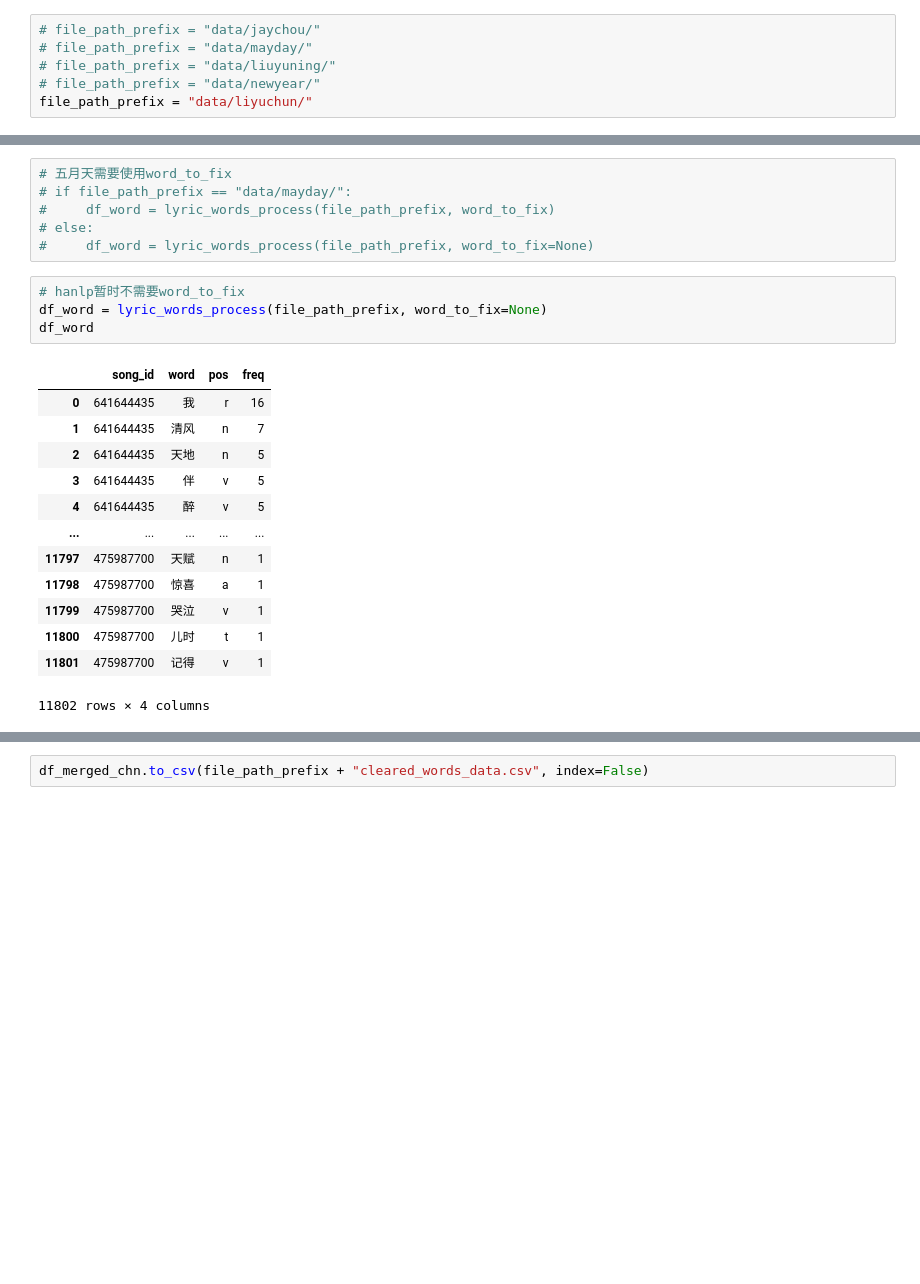
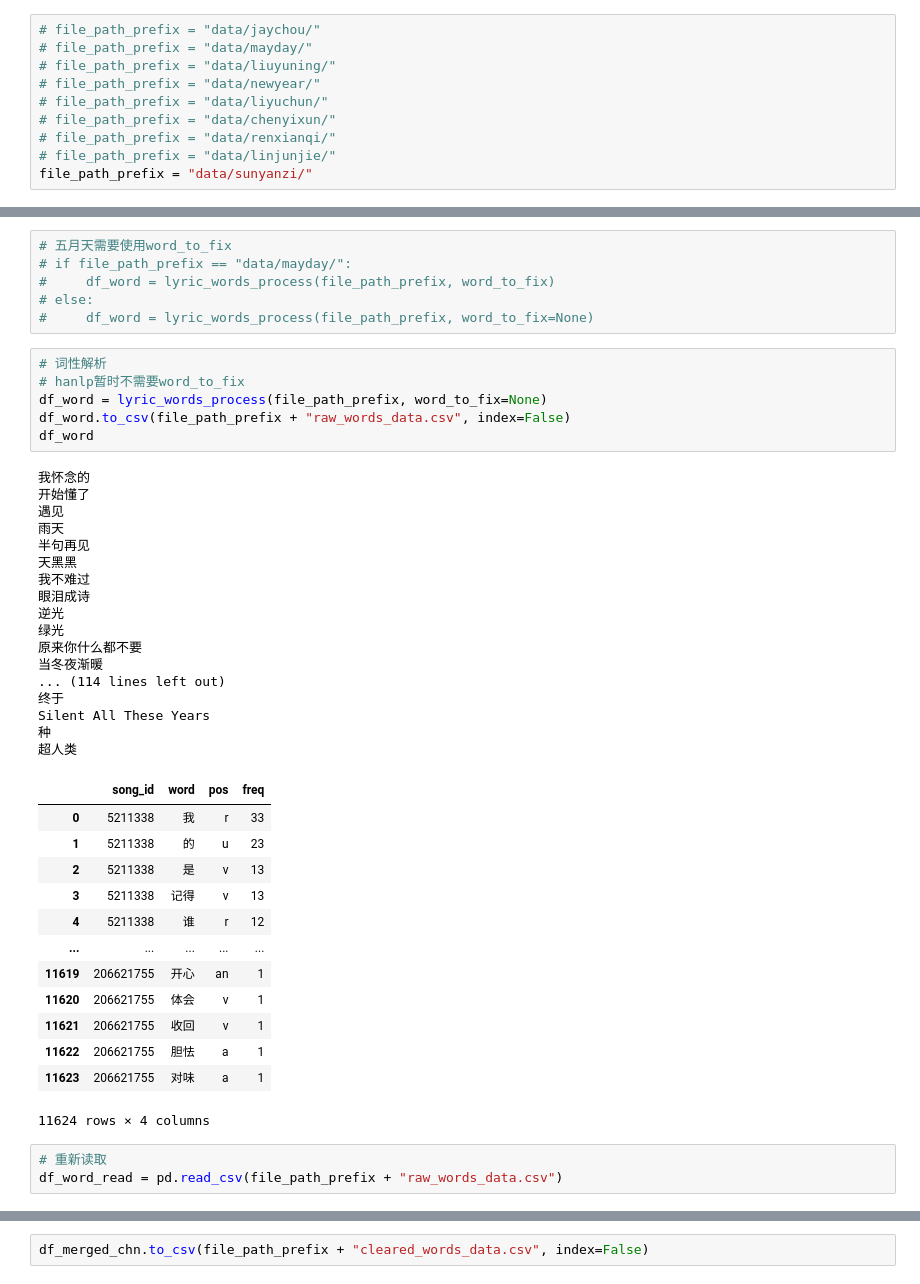
Before and after one commit to Kofi-W/net_charts, a Jupyter notebook: songs/word_pos_extra.ipynb, the cells around one changed output, grey strips where cells are left out. Drawn from its saved outputs; the diff is of its cells as text; blank space fills up the shorter version.

```diff
--- a/songs/word_pos_extra.ipynb
+++ b/songs/word_pos_extra.ipynb
@@ -211,7 +210,11 @@ def words_data_merge(df_word, df_songs):
 # file_path_prefix = "data/mayday/"
 # file_path_prefix = "data/liuyuning/"
 # file_path_prefix = "data/newyear/"
-file_path_prefix = "data/liyuchun/"
+# file_path_prefix = "data/liyuchun/"
+# file_path_prefix = "data/chenyixun/"
+# file_path_prefix = "data/renxianqi/"
+# file_path_prefix = "data/linjunjie/"
+file_path_prefix = "data/sunyanzi/"
 # %%
 # 歌曲数据
 df_songs = pd.read_csv(file_path_prefix + "cleared_song_data.csv")
@@ -237,21 +240,43 @@ df_songs
 # else:
 #     df_word = lyric_words_process(file_path_prefix, word_to_fix=None)
 # %%
+# 词性解析
 # hanlp暂时不需要word_to_fix
 df_word = lyric_words_process(file_path_prefix, word_to_fix=None)
+df_word.to_csv(file_path_prefix + "raw_words_data.csv", index=False)
 df_word
 # %% [output]
+我怀念的
+开始懂了
+遇见
+雨天
+半句再见
+天黑黑
+我不难过
+眼泪成诗
+逆光
+绿光
+原来你什么都不要
+当冬夜渐暖
+... (114 lines left out)
+终于
+Silent All These Years
+种
+超人类
 |  | song_id | word | pos | freq |
-| 0 | 641644435 | 我 | r | 16 |
-| 1 | 641644435 | 清风 | n | 7 |
-| 2 | 641644435 | 天地 | n | 5 |
-| 3 | 641644435 | 伴 | v | 5 |
-| 4 | 641644435 | 醉 | v | 5 |
+| 0 | 5211338 | 我 | r | 33 |
+| 1 | 5211338 | 的 | u | 23 |
+| 2 | 5211338 | 是 | v | 13 |
+| 3 | 5211338 | 记得 | v | 13 |
+| 4 | 5211338 | 谁 | r | 12 |
 | ... | ... | ... | ... | ... |
-| 11797 | 475987700 | 天赋 | n | 1 |
-| 11798 | 475987700 | 惊喜 | a | 1 |
-| 11799 | 475987700 | 哭泣 | v | 1 |
-| 11800 | 475987700 | 儿时 | t | 1 |
-| 11801 | 475987700 | 记得 | v | 1 |
+| 11619 | 206621755 | 开心 | an | 1 |
+| 11620 | 206621755 | 体会 | v | 1 |
+| 11621 | 206621755 | 收回 | v | 1 |
+| 11622 | 206621755 | 胆怯 | a | 1 |
+| 11623 | 206621755 | 对味 | a | 1 |
-11802 rows × 4 columns
+11624 rows × 4 columns
+# %%
+# 重新读取
+df_word_read = pd.read_csv(file_path_prefix + "raw_words_data.csv")
 # %%
```
Also changed, not shown: parts of 11 cells of this notebook, 6 other files.
